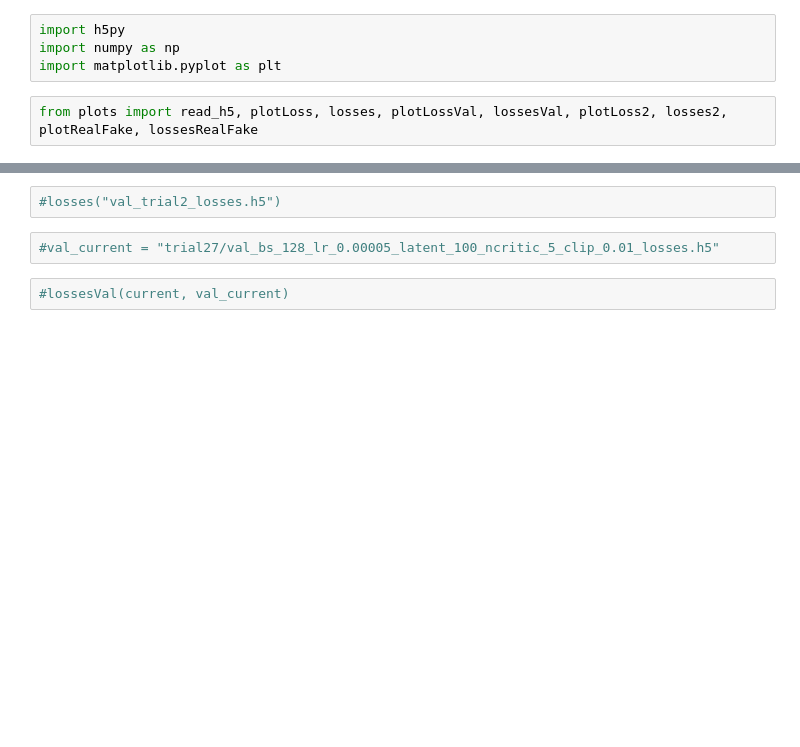
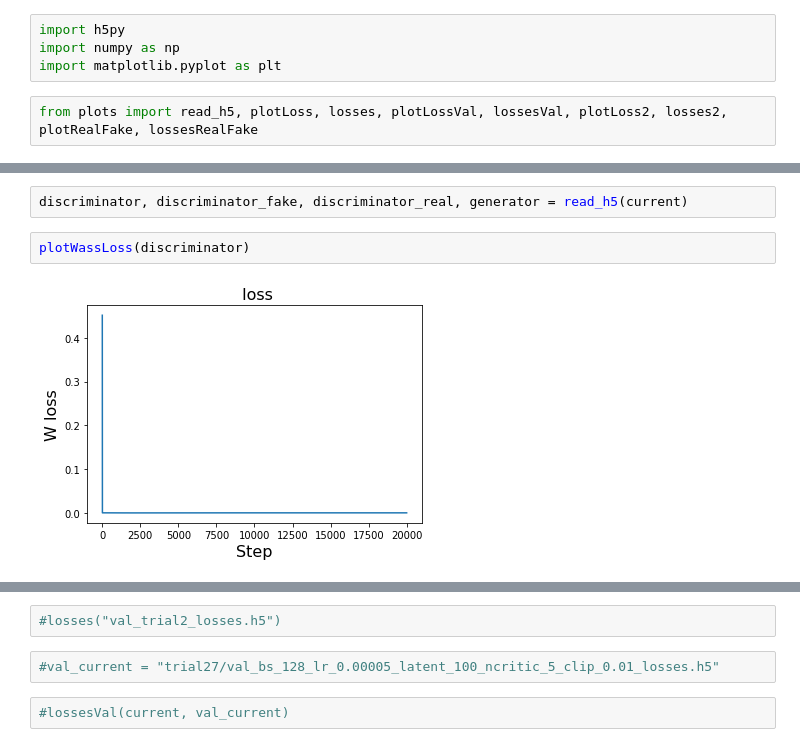
Before and after one commit to vitoriapacela/hgcal_wgan, a Jupyter notebook: notebooks/plot_losses.ipynb, the cells around one changed output, grey strips where cells are left out. Saved outputs shown, nothing was run; the diff lists cells and outputs as text; blank space fills up the shorter version.

```diff
--- a/notebooks/plot_losses.ipynb
+++ b/notebooks/plot_losses.ipynb
@@ -15,0 +16,6 @@ losses(current)
+# %%
+discriminator, discriminator_fake, discriminator_real, generator = read_h5(current)
+# %%
+plotWassLoss(discriminator)
+# %% [output]
+[figure, added]
```
Also changed, not shown: parts of 10 cells of this notebook, 5 other files.
